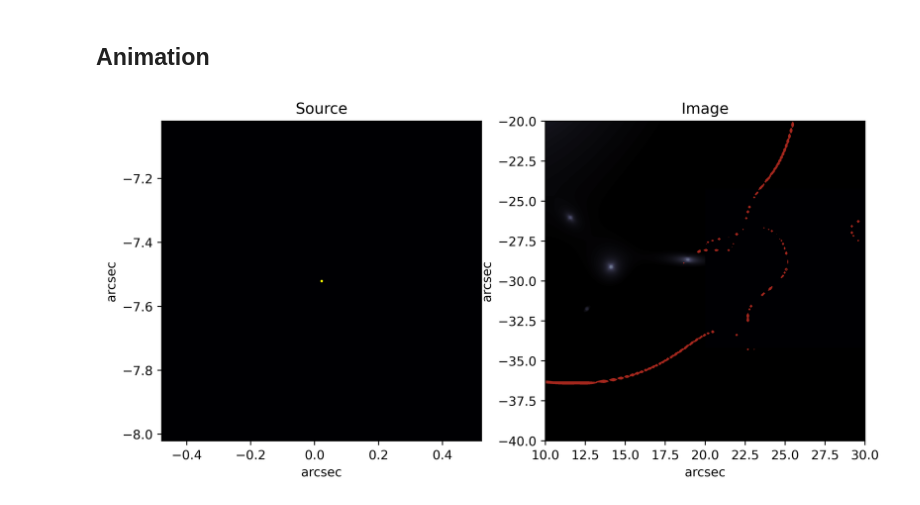
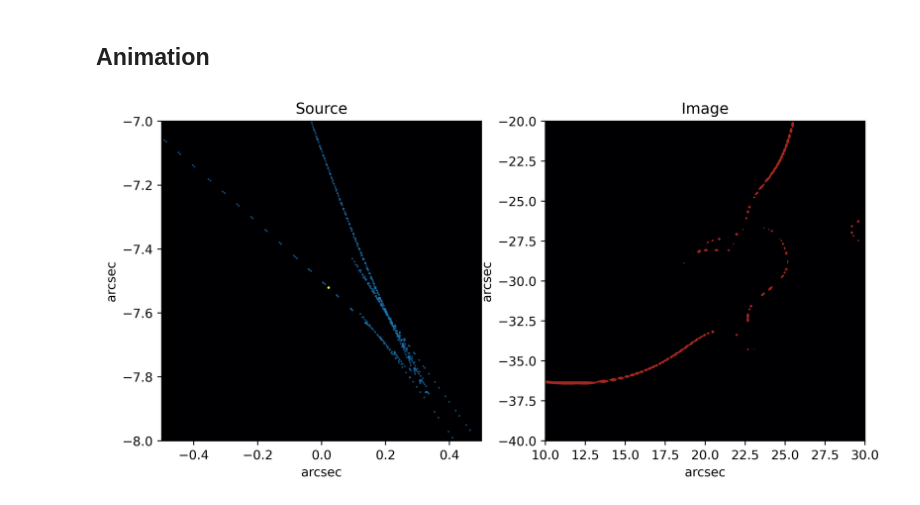
Before and after one commit to syp2001/gravitational-lensing, a Jupyter notebook: Lensing.ipynb, the cells around one changed output. Saved outputs shown, nothing was run; the diff lists cells and outputs as text; code cells hidden in the pictures.

```diff
--- a/Lensing.ipynb
+++ b/Lensing.ipynb
@@ -178,0 +275,26 @@ ax.set_ylim([-40,-20])
+# %%
+from astropy.convolution import convolve, convolve_fft, AiryDisk2DKernel
+
+# JWST NIRCAM 2 micrometer pixel size = 0.031 as
+# https://www.stsci.edu/jwst/instrumentation/imaging-modes
+# Airy function radius = 0.05 as
+# https://www.stsci.edu/files/live/sites/www/files/home/jwst/documentation/technical-documents/_documents/JWST-STScI-001157.pdf
+
+galaxy_center = (0,0.15) # relative to center of source plane
+galaxy_angle = 5
+
+# rotate and shift image
+transform = transform_image(galaxy_image, galaxy_angle, galaxy_center, galaxy_image.pixel_scale)
+
+# lens image
+lensed_image = ndimage.map_coordinates(transform, traced_grid, order=1, cval=float('nan'))
+lensed_image = np.reshape(lensed_image, (-1, int(reco_image_fov / detector_arcsec_per_pxl)))
+# convolve image
+lensed_image = convolve(lensed_image, AiryDisk2DKernel(10),fill_value=0,nan_treatment='fill')
+
+# plot source image
+fig, ax = plt.subplots(1, 2, figsize=(12, 5), dpi=200)
+
+im1 = plot_image(transform,source_center,source_fov,ax[0],"Source")
+im2 = plot_image(lensed_image,image_center,reco_image_fov,ax[1],"Image")
+fig.colorbar(im2, ax=ax, label="log Flux [$\mu$Jy]")
@@ -183,43 +308,51 @@ import matplotlib.animation as animation
 %matplotlib inline
 
 # starting point
-galaxy_center = (-0.2,-0.2)
-galaxy_angle = -70
+galaxy_center = (0.015,0.015)
+#galaxy_angle = -70
+#galaxy_angle = 15
+galaxy_angle = 0
 
 transform = transform_image(galaxy_image, galaxy_angle, galaxy_center, galaxy_image.pixel_scale)
 
 fig, ax = plt.subplots(1, 2, figsize=(10, 5), dpi=500)
 
 # plot center of source plane
 ax[0].scatter(source_center[1],source_center[0],color="yellow",s=1,zorder=10)
+ax[0].scatter(caustic_x,caustic_y,s=0.1)
 ax[1].contourf(X,Y,np.log(kappa.native),levels=200,cmap="bone",vmin=0,zorder=-1)
 ax[1].contourf(X,Y,magnif.native,levels=[1000,100000],zorder=2, \
                            cmap="Reds",alpha=0.7,vmax=80000)
 
 
 im1 = plot_image(np.zeros((source_pix,source_pix)),source_center,source_fov,ax[0],"Source")
 im2 = plot_image(np.zeros((image_pix,image_pix)),image_center,reco_image_fov,ax[1],"Image")
 
+ax[0].set_xlim([-0.5,0.5])
+ax[0].set_ylim([-8,-7])
 ax[1].set_xlim([10,30])
 ax[1].set_ylim([-40,-20])
 
 def init():
     return [im1,im2]
 
 def animate(i):
-    galaxy_center = (-0.2+0.6*i/100,-0.2+0.6*i/100)
+    #galaxy_center = (-0.2+0.6*i/300,-0.2+0.6*i/300)
+    #galaxy_center = (-0.01+0.4*i/200,0.015-0.4*i/200)
+    galaxy_center = (0.5*i/200,0.15-0.15*i/200)
+    #galaxy_angle = i
     transform = transform_image(galaxy_image, galaxy_angle, galaxy_center, galaxy_image.pixel_scale)
     lensed_image = ndimage.map_coordinates(transform, traced_grid, order=1, cval=float('nan'))
     lensed_image = np.reshape(lensed_image, (-1, int(reco_image_fov / detector_arcsec_per_pxl))
     )
     array1 = np.log10(transform, where=(transform != 0), out=np.full_like(transform, -15))+6
     array2 = np.log10(lensed_image, where=(lensed_image != 0), out=np.full_like(lensed_image, -15))+6
     im1.set_array(array1)
     im2.set_array(array2)
     return [im1,im2]
 
-anim = animation.FuncAnimation(fig, animate, init_func=init, frames=100, interval=100, blit=True)
+anim = animation.FuncAnimation(fig, animate, init_func=init, frames=200, interval=100, blit=True)
 # %% [output]
-[figure, old version]
+[figure, new version]
 # %%
 FFwriter = animation.FFMpegWriter(fps=10)
```
Also changed, not shown: parts of 19 cells of this notebook, 7 other files.
